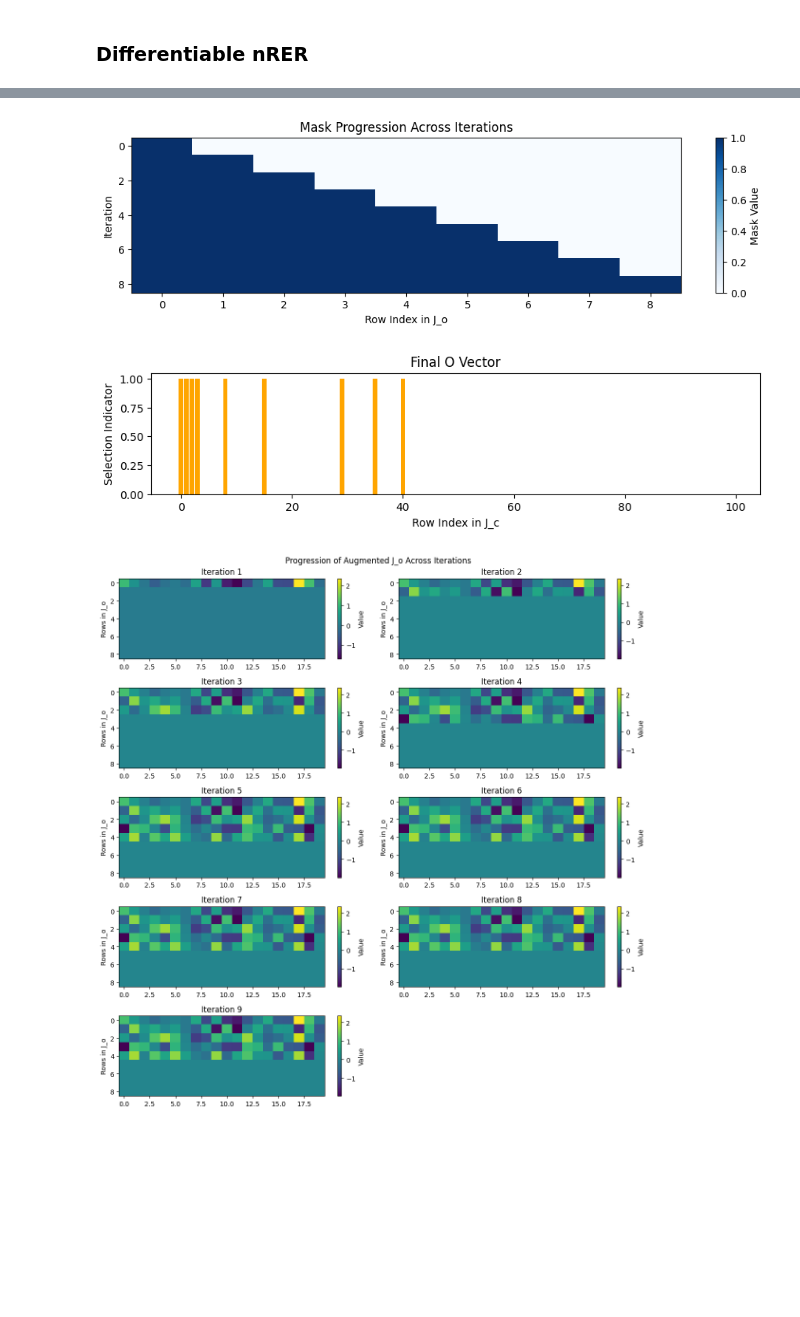
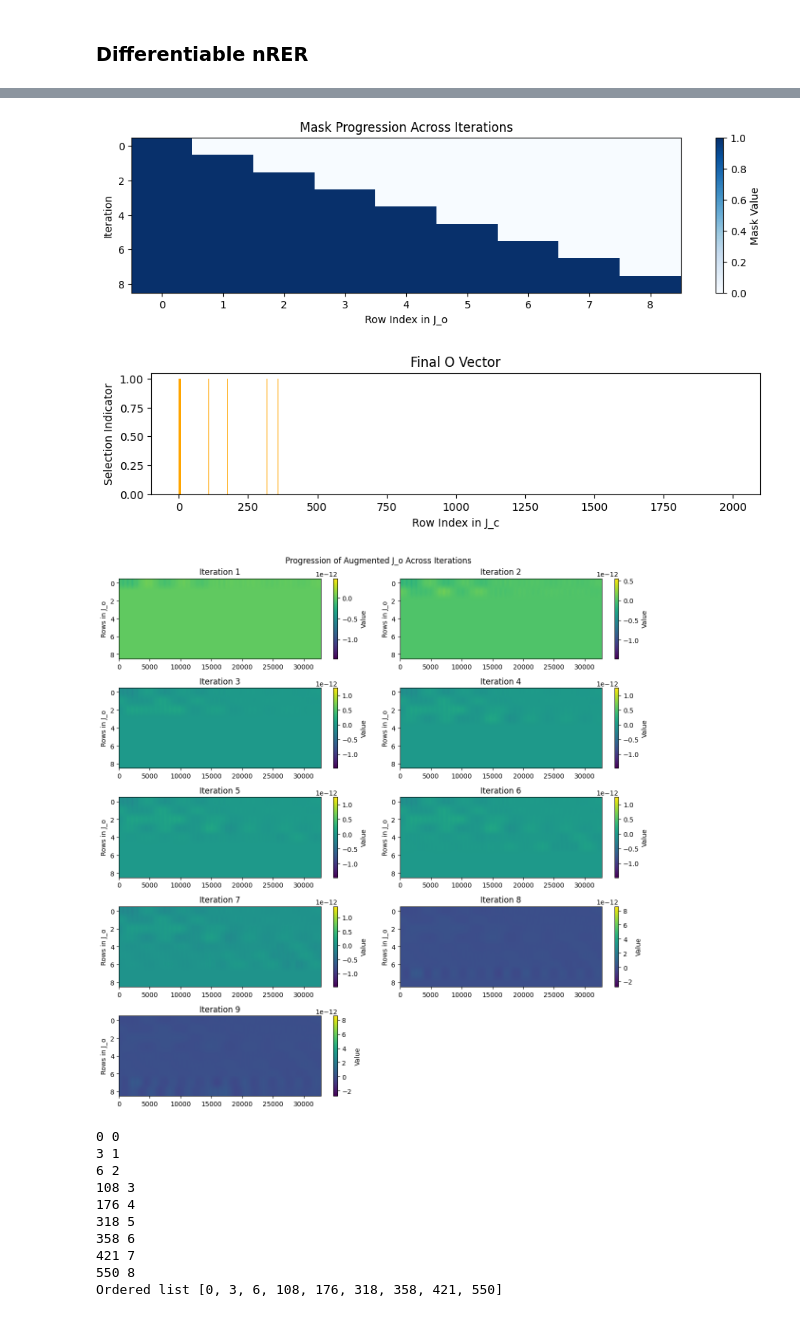
Before and after one commit to armercier/Hybrid-OED, a Jupyter notebook: src/scripts/helmholtz_problem_no_NN.ipynb, the cells around one changed output, grey strips where cells are left out. Drawn from its saved outputs; the diff is of its cells as text; code cells hidden in the pictures; blank space fills up the shorter version.

Commit message:
benchmarking of the sequential algorithm including complex jacobian from MODJO

```diff
--- a/src/scripts/helmholtz_problem_no_NN.ipynb
+++ b/src/scripts/helmholtz_problem_no_NN.ipynb
@@ -1445,9 +1445,13 @@ import matplotlib.pyplot as plt
 
 def eigenvalue_criterion(J_o, threshold=0.5):
     """Compute the eigenvalue-based selection criterion."""
-    JTJ = J_o.T @ J_o
-    eigenvalues = jnp.linalg.eigh(JTJ)[0]  # Get eigenvalues (sorted in ascending order)
-    return jnp.sum(jax.nn.sigmoid(eigenvalues - threshold))  # Differentiable "count" above threshold
+    # JTJ = J_o.T @ J_o
+    # JTJ = J_o @ J_o.T
+    # eigenvalues = jnp.linalg.eigh(JTJ)[0]  # Get eigenvalues (sorted in ascending order)
+    eigenvalues = jnp.sort(jnp.linalg.svdvals(J_o)**2)[::-1]
+    sharpness = 1/threshold * 100000
+    return jnp.sum(jax.nn.sigmoid(sharpness * (eigenvalues - threshold)))  # Differentiable "count" above threshold
+    # return jnp.where(eigenvalues > threshold, 1.0, 0.0).sum()  # Hard selection
 
 def iterative_selection_no_reselection(J_c, num_rows, threshold=0.5):
     """Iteratively build J_o while preventing reselection of rows."""
@@ -1650,7 +1654,7 @@ def iterative_selection_with_augmented_tracking(J_c, num_rows, threshold=0.5):
 
         # Update J_o using the next available row slot
         idx = jnp.argmax(mask == 0)  # Find the next available row
-        J_o = J_o.at[idx].set(best_row)
+        J_o = J_o.at[idx].set(best_row.astype(jnp.complex64))
 
         # Update the mask to mark the new row as active
         mask = mask.at[idx].set(1)
@@ -1670,13 +1674,13 @@ def iterative_selection_with_augmented_tracking(J_c, num_rows, threshold=0.5):
         return (J_o, O, mask, mask_history, criterion_log, selection_mask, augmented_J_o_history), None
 
     # Initialize J_o, O, mask, and logging arrays
-    J_o_init = jnp.zeros((num_rows, m))  # Pre-allocate J_o with a fixed shape
-    O_init = jnp.zeros((n, 1))  # Initial selection vector
-    mask_init = jnp.zeros(num_rows, dtype=jnp.int32)  # Mask to track active rows in J_o
-    mask_history_init = jnp.zeros((num_rows, num_rows), dtype=jnp.int32)  # Store masks at each iteration
-    criterion_log_init = jnp.zeros((num_rows, n))  # Log criterion improvements for each row
-    selection_mask_init = jnp.ones(n, dtype=jnp.float32)  # Selection mask (1 = eligible, 0 = selected)
-    augmented_J_o_history_init = jnp.zeros((num_rows, num_rows, m))  # Store augmented_J_o progression
+    J_o_init = jnp.zeros((num_rows, m),dtype=jnp.complex64)  # Pre-allocate J_o with a fixed shape
+    O_init = jnp.zeros((n, 1),dtype=jnp.complex64)  # Initial selection vector
+    mask_init = jnp.zeros(num_rows, dtype=jnp.complex64)  # Mask to track active rows in J_o
+    mask_history_init = jnp.zeros((num_rows, num_rows), dtype=jnp.complex64)  # Store masks at each iteration
+    criterion_log_init = jnp.zeros((num_rows, n),dtype=jnp.complex64)  # Log criterion improvements for each row
+    selection_mask_init = jnp.ones(n, dtype=jnp.complex64)  # Selection mask (1 = eligible, 0 = selected)
+    augmented_J_o_history_init = jnp.zeros((num_rows, num_rows, m),dtype=jnp.complex64)  # Store augmented_J_o progression
 
     # Iterate using JAX scan
     (J_o_final, O_final, _, mask_history, criterion_log, _, augmented_J_o_history), _ = scan(
@@ -1702,9 +1706,20 @@ n, m = 100, 20  # Total rows and columns
 significant_rows = 5
 J_c, expected_rows = create_test_matrix(n, m, significant_rows)
 
+
+loaded_data = jnp.load('arrays_complete.npz')
+
+# # # Access arrays by index
+loaded_arrays = [loaded_data[f'arr_{i}'] for i in range(len(loaded_data))]
+
+# vstack teh arrays
+J_c = (jnp.vstack(loaded_arrays))
+print(J_c.shape)
+
+
 # Run the algorithm with logging
 num_rows = significant_rows + 4
-threshold = 0.5
+threshold = 10e-22
 # J_o_final, O_final, mask_history, criterion_log = iterative_selection_no_reselection(J_c, num_rows, threshold)
 # J_o_final, O_final, mask_history, criterion_log, active_J_o_history = iterative_selection_with_active_tracking(J_c, num_rows, threshold)
 J_o_final, O_final, mask_history, criterion_log, augmented_J_o_history = iterative_selection_with_augmented_tracking(J_c, num_rows, threshold)
@@ -1713,6 +1728,7 @@ J_o_final, O_final, mask_history, criterion_log, augmented_J_o_history = iterati
 selected_rows = jnp.where(O_final.flatten() == 1)[0]
 
 print("J_o shape", J_o_final.shape,"J_c shape", J_c.shape, "augmented_J_o_history shape", augmented_J_o_history.shape)
+# print("J_o shape", J_o_final.shape,"J_c shape", J_c.shape)
 
 # Verify the results
 print("Expected significant rows (indices):", jnp.sort(expected_rows))
@@ -1726,7 +1742,7 @@ print("Are all expected rows among the selected rows?", all_expected_selected)
 # Plot the mask history
 plt.figure(figsize=(12, 6))
 plt.subplot(2, 1, 1)
-plt.imshow(mask_history, aspect='auto', cmap='Blues')
+plt.imshow(jnp.real(mask_history), aspect='auto', cmap='Blues')
 plt.colorbar(label="Mask Value")
 plt.xlabel("Row Index in J_o")
 plt.ylabel("Iteration")
@@ -1734,7 +1750,7 @@ plt.title("Mask Progression Across Iterations")
 
 # Plot O_final
 plt.figure(figsize=(10, 2))
-plt.bar(jnp.arange(len(O_final)), O_final.flatten(), color='orange')
+plt.bar(jnp.arange(len(O_final)), jnp.real(O_final.flatten()), color='orange')
 plt.xlabel("Row Index in J_c")
 plt.ylabel("Selection Indicator")
 plt.title("Final O Vector")
@@ -1767,7 +1783,7 @@ plt.show()
 plt.figure(figsize=(12, 12))
 for i in range(augmented_J_o_history.shape[0]):
     plt.subplot(num_rows // 2 + 1, 2, i + 1)
-    plt.imshow(augmented_J_o_history[i], aspect='auto', cmap='viridis')
+    plt.imshow(jnp.real(augmented_J_o_history[i]), aspect='auto', cmap='viridis')
     plt.colorbar(label="Value")
     plt.title(f"Iteration {i + 1}")
     # plt.xlabel("Features")
@@ -1778,12 +1794,12 @@ plt.show()
 
 
 # Create a matrix to record the selection history
-selection_history = jnp.zeros_like(criterion_log, dtype=int)
+selection_history = jnp.zeros_like(criterion_log, dtype=jnp.complex64)
 
 # Populate the selection history matrix with iteration numbers
 selected_rows = []
 for iteration in range(criterion_log.shape[0]):
-    best_row_idx = jnp.argmax(criterion_log[iteration])  # Get the selected row for this iteration
+    best_row_idx = jnp.argmax(jnp.real(criterion_log[iteration]))  # Get the selected row for this iteration
     selected_rows.append(best_row_idx)
     selection_history = selection_history.at[iteration, best_row_idx].set(iteration + 1)
 
@@ -1791,16 +1807,19 @@ for iteration in range(criterion_log.shape[0]):
 plt.figure(figsize=(12, 6))
 
 # Heatmap of selection history
-plt.imshow(selection_history, aspect='auto', cmap='viridis', interpolation='nearest')
+plt.imshow(jnp.real(selection_history), aspect='auto', cmap='viridis', interpolation='nearest')
 plt.colorbar(label="Selection Iteration")
 plt.xlabel("Row Index in J_c")
 plt.ylabel("Iteration")
 plt.title("Selection History (Iteration Number)")
 
 # Annotate the heatmap with iteration numbers
+ordered_list = []
 for iteration, row_idx in enumerate(selected_rows):
     plt.text(row_idx, iteration, str(iteration + 1), color="white", ha="center", va="center", fontsize=8)
-
+    print(row_idx, iteration)
+    ordered_list.append(row_idx.item())
+print("Ordered list", ordered_list)
 plt.tight_layout()
 plt.show()
 # %% [output]
@@ -1811,3 +1831,13 @@ Are all expected rows among the selected rows? True
 [figure]
-[figure, old version]
+[figure, new version]
-[figure, old version]
+[figure, new version]
+0 0
+3 1
+6 2
+108 3
+176 4
+318 5
+358 6
+421 7
+550 8
+Ordered list [0, 3, 6, 108, 176, 318, 358, 421, 550]
```
Also changed, not shown: parts of 2 cells of this notebook.
